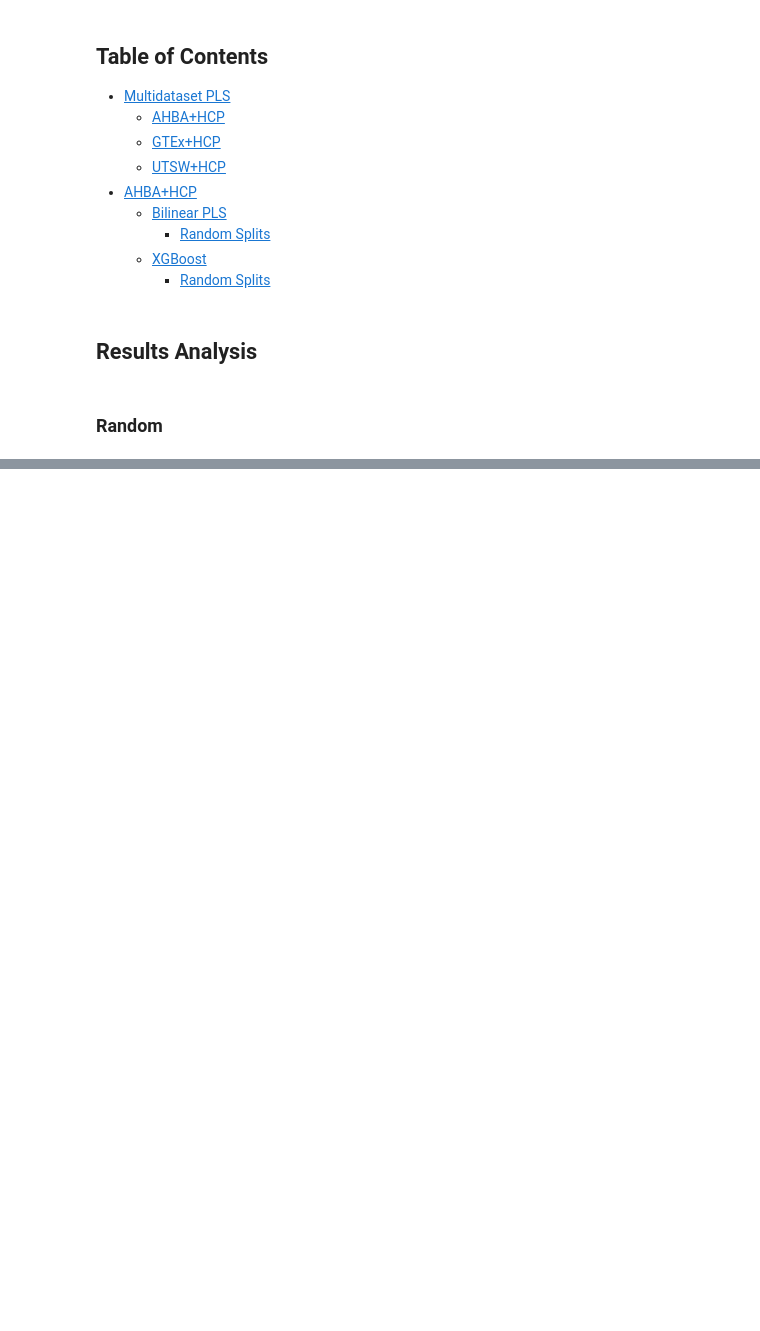
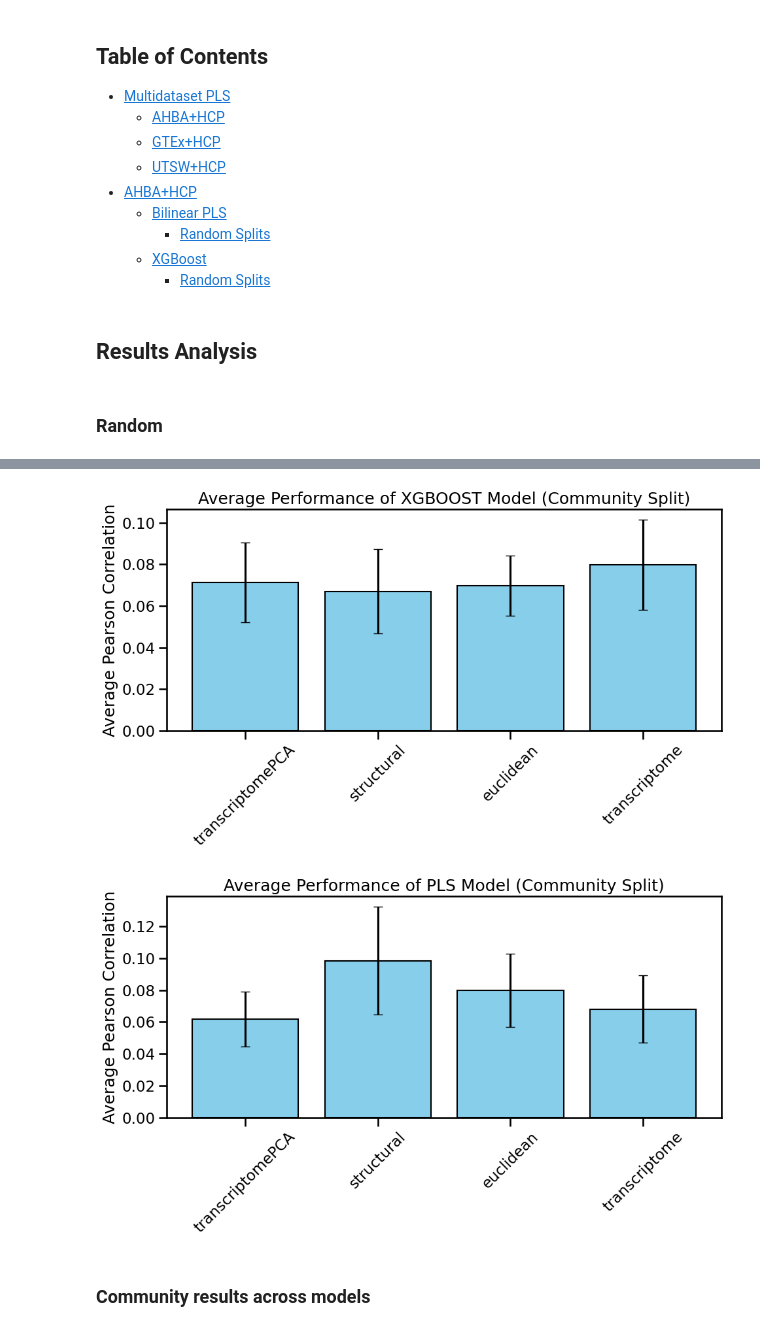
Before and after one commit to neuroinfolab/GeneEx2Conn, a Jupyter notebook: SFN24_results_explorer.ipynb, the cells around one changed output, grey strips where cells are left out. Saved outputs shown, nothing was run; the diff lists cells and outputs as text; code cells hidden in the pictures; blank space fills up the shorter version.

```diff
--- a/SFN24_results_explorer.ipynb
+++ b/SFN24_results_explorer.ipynb
@@ -298,0 +529,30 @@ Processing feature: euclidean
+# %%
+# Lists to store matching xgboost and pls file names
+xgboost_files = []
+pls_files = []
+
+# Iterate over resolutions, seeds, and feature types
+for r in resolutions:
+    for s in seeds:
+        for feature in feature_types:
+            # Construct the expected file names for xgboost and pls
+            xgboost_pickle = f"{feature}_xgboost_{cv_type}_bayessearch{str(r).replace('.', '')}_{s}.pickle"
+            pls_pickle = f"{feature}_pls_{cv_type}_gridsearch{str(r).replace('.', '')}_{s}.pickle"
+
+            # Check if both xgboost and pls files exist
+            xgboost_exists = xgboost_pickle in os.listdir(SFN_sim_path)
+            pls_exists = pls_pickle in os.listdir(SFN_sim_path)
+
+            # Only include in the lists if both files exist
+            if xgboost_exists and pls_exists:
+                xgboost_files.append(xgboost_pickle)
+                pls_files.append(pls_pickle)
+
+# Print the matching file lists
+print("Matching xgboost files:")
+for file in xgboost_files:
+    print(file)
+
+print("\nMatching pls files:")
+for file in pls_files:
+    print(file)
@@ -298,0 +771,13 @@ Processing feature: euclidean
+# %%
+
+# Then, plot the results
+# Example: Only display 'transcriptome' and 'structural'
+selected_features = ['transcriptome', 'transcriptomePCA', 'structural', 'euclidean']
+
+plot_aggregated_performance(xgboost_performance_df, model_type='xgboost', selected_features=selected_features)
+plot_aggregated_performance(pls_performance_df, model_type='pls', selected_features=selected_features)
+# %% [output]
+[figure, added]
+[figure, added]
+# %% [markdown]
+### Community results across models
```
Also changed, not shown: parts of 51 cells of this notebook, 9 other files.
